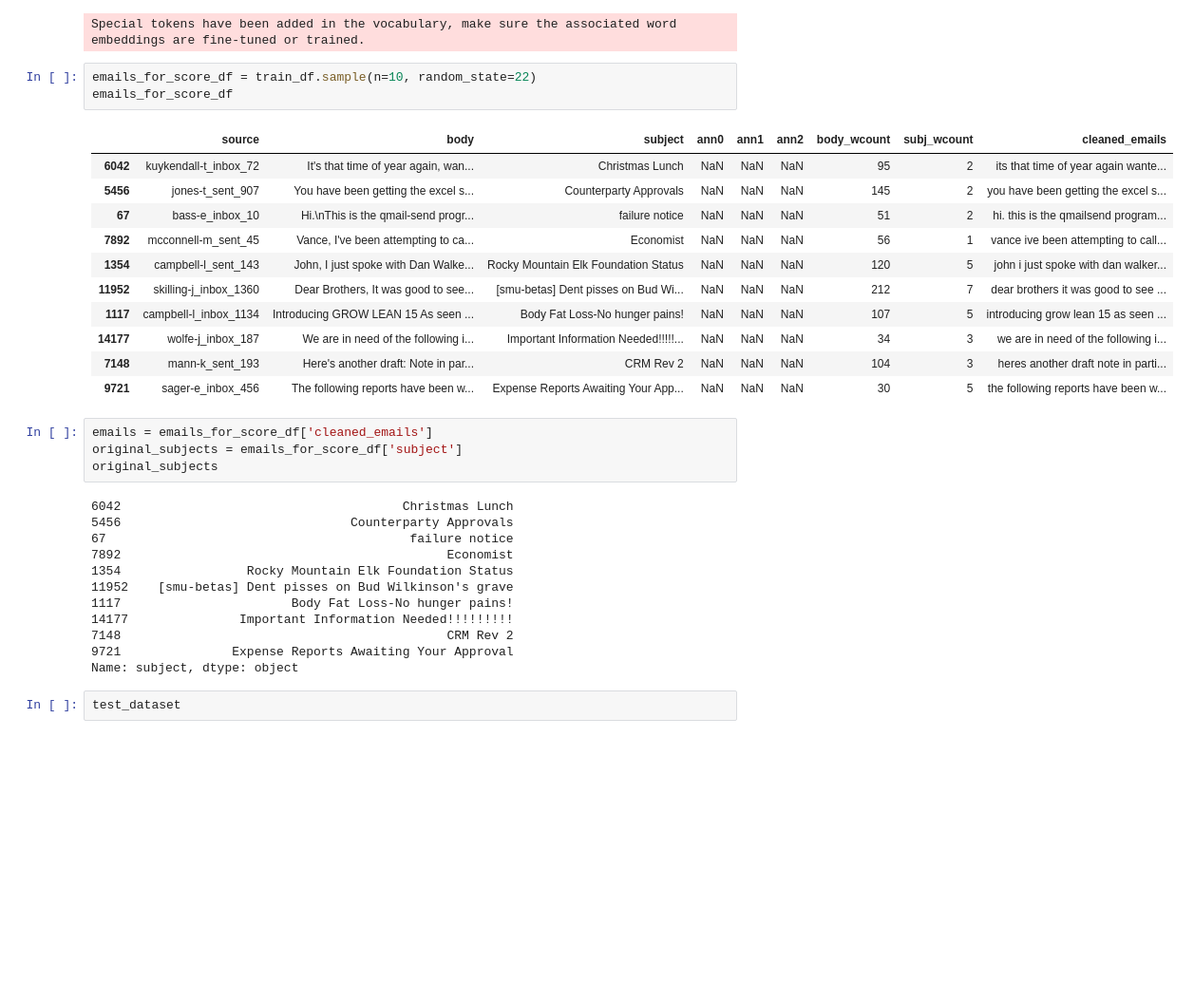
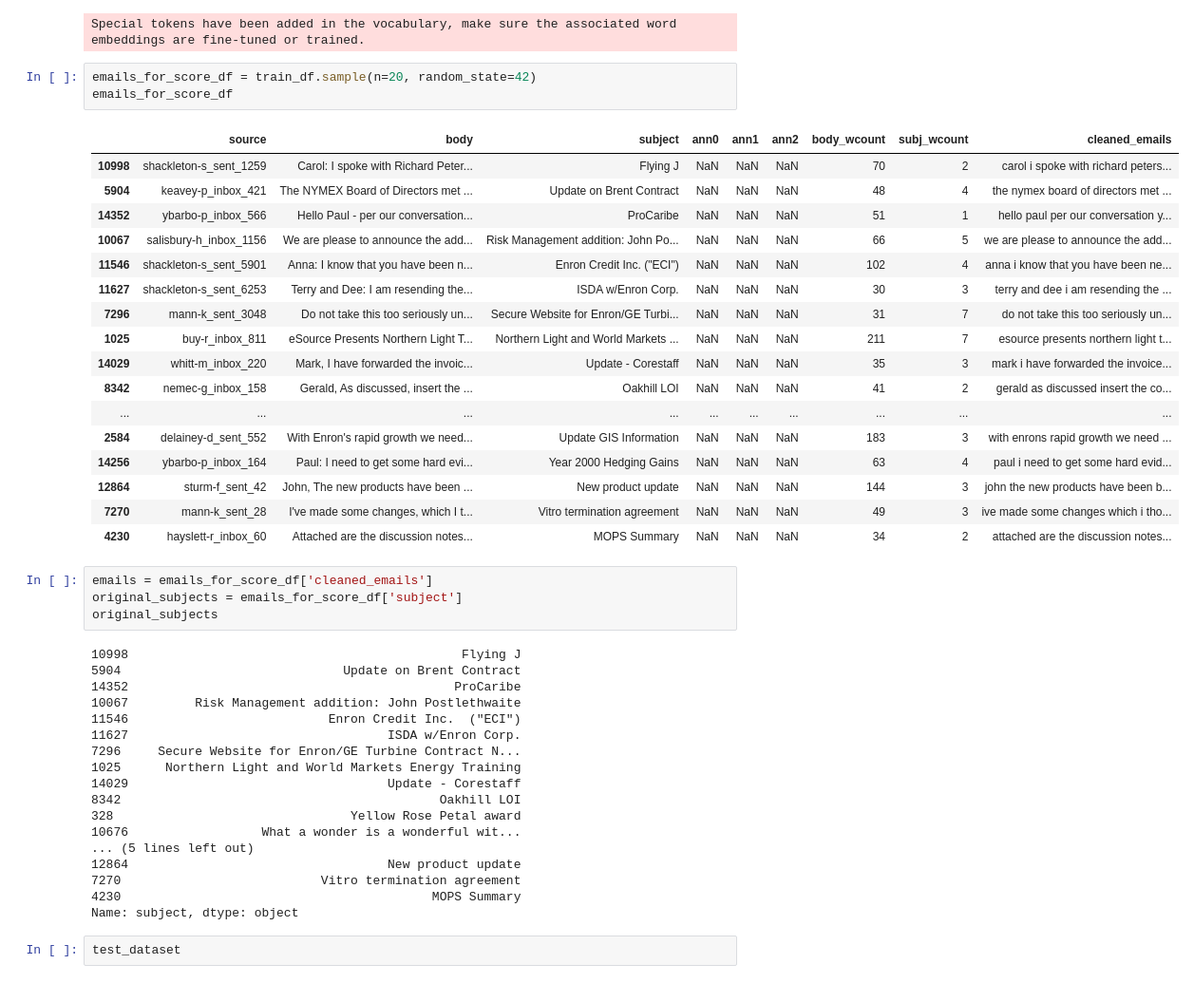
Before and after one commit to nutworker/qM-AI-L, a Jupyter notebook: email-subject/model-tuning/AESLC_tuning_v5.ipynb, the cells around one changed output. Shown: that part at 95% size. Cells and saved outputs as stored; diff of their text form; blank space fills up the shorter version.

```diff
--- a/email-subject/model-tuning/AESLC_tuning_v5.ipynb
+++ b/email-subject/model-tuning/AESLC_tuning_v5.ipynb
@@ -400,35 +400,47 @@ finetuned_model = T5ForConditionalGeneration.from_pretrained(model_path)
 # %% [output]
 Special tokens have been added in the vocabulary, make sure the associated word embeddings are fine-tuned or trained.
 # %%
-emails_for_score_df = train_df.sample(n=10, random_state=22)
+emails_for_score_df = train_df.sample(n=20, random_state=42)
 emails_for_score_df
 # %% [output]
 |  | source | body | subject | ann0 | ann1 | ann2 | body_wcount | subj_wcount | cleaned_emails |
-| 6042 | kuykendall-t_inbox_72 | It's that time of year again, wan... | Christmas Lunch | NaN | NaN | NaN | 95 | 2 | its that time of year again wante... |
-| 5456 | jones-t_sent_907 | You have been getting the excel s... | Counterparty Approvals | NaN | NaN | NaN | 145 | 2 | you have been getting the excel s... |
-| 67 | bass-e_inbox_10 | Hi.\nThis is the qmail-send progr... | failure notice | NaN | NaN | NaN | 51 | 2 | hi. this is the qmailsend program... |
-| 7892 | mcconnell-m_sent_45 | Vance, I've been attempting to ca... | Economist | NaN | NaN | NaN | 56 | 1 | vance ive been attempting to call... |
-| 1354 | campbell-l_sent_143 | John, I just spoke with Dan Walke... | Rocky Mountain Elk Foundation Status | NaN | NaN | NaN | 120 | 5 | john i just spoke with dan walker... |
-| 11952 | skilling-j_inbox_1360 | Dear Brothers, It was good to see... | [smu-betas] Dent pisses on Bud Wi... | NaN | NaN | NaN | 212 | 7 | dear brothers it was good to see ... |
-| 1117 | campbell-l_inbox_1134 | Introducing GROW LEAN 15 As seen ... | Body Fat Loss-No hunger pains! | NaN | NaN | NaN | 107 | 5 | introducing grow lean 15 as seen ... |
-| 14177 | wolfe-j_inbox_187 | We are in need of the following i... | Important Information Needed!!!!!... | NaN | NaN | NaN | 34 | 3 | we are in need of the following i... |
-| 7148 | mann-k_sent_193 | Here's another draft: Note in par... | CRM Rev 2 | NaN | NaN | NaN | 104 | 3 | heres another draft note in parti... |
-| 9721 | sager-e_inbox_456 | The following reports have been w... | Expense Reports Awaiting Your App... | NaN | NaN | NaN | 30 | 5 | the following reports have been w... |
+| 10998 | shackleton-s_sent_1259 | Carol: I spoke with Richard Peter... | Flying J | NaN | NaN | NaN | 70 | 2 | carol i spoke with richard peters... |
+| 5904 | keavey-p_inbox_421 | The NYMEX Board of Directors met ... | Update on Brent Contract | NaN | NaN | NaN | 48 | 4 | the nymex board of directors met ... |
+| 14352 | ybarbo-p_inbox_566 | Hello Paul - per our conversation... | ProCaribe | NaN | NaN | NaN | 51 | 1 | hello paul per our conversation y... |
+| 10067 | salisbury-h_inbox_1156 | We are please to announce the add... | Risk Management addition: John Po... | NaN | NaN | NaN | 66 | 5 | we are please to announce the add... |
+| 11546 | shackleton-s_sent_5901 | Anna: I know that you have been n... | Enron Credit Inc. ("ECI") | NaN | NaN | NaN | 102 | 4 | anna i know that you have been ne... |
+| 11627 | shackleton-s_sent_6253 | Terry and Dee: I am resending the... | ISDA w/Enron Corp. | NaN | NaN | NaN | 30 | 3 | terry and dee i am resending the ... |
+| 7296 | mann-k_sent_3048 | Do not take this too seriously un... | Secure Website for Enron/GE Turbi... | NaN | NaN | NaN | 31 | 7 | do not take this too seriously un... |
+| 1025 | buy-r_inbox_811 | eSource Presents Northern Light T... | Northern Light and World Markets ... | NaN | NaN | NaN | 211 | 7 | esource presents northern light t... |
+| 14029 | whitt-m_inbox_220 | Mark, I have forwarded the invoic... | Update - Corestaff | NaN | NaN | NaN | 35 | 3 | mark i have forwarded the invoice... |
+| 8342 | nemec-g_inbox_158 | Gerald, As discussed, insert the ... | Oakhill LOI | NaN | NaN | NaN | 41 | 2 | gerald as discussed insert the co... |
+| ... | ... | ... | ... | ... | ... | ... | ... | ... | ... |
+| 2584 | delainey-d_sent_552 | With Enron's rapid growth we need... | Update GIS Information | NaN | NaN | NaN | 183 | 3 | with enrons rapid growth we need ... |
+| 14256 | ybarbo-p_inbox_164 | Paul: I need to get some hard evi... | Year 2000 Hedging Gains | NaN | NaN | NaN | 63 | 4 | paul i need to get some hard evid... |
+| 12864 | sturm-f_sent_42 | John, The new products have been ... | New product update | NaN | NaN | NaN | 144 | 3 | john the new products have been b... |
+| 7270 | mann-k_sent_28 | I've made some changes, which I t... | Vitro termination agreement | NaN | NaN | NaN | 49 | 3 | ive made some changes which i tho... |
+| 4230 | hayslett-r_inbox_60 | Attached are the discussion notes... | MOPS Summary | NaN | NaN | NaN | 34 | 2 | attached are the discussion notes... |
 # %%
 emails = emails_for_score_df['cleaned_emails']
 original_subjects = emails_for_score_df['subject']
 original_subjects
 # %% [output]
-6042                                      Christmas Lunch
-5456                               Counterparty Approvals
-67                                         failure notice
-7892                                            Economist
-1354                 Rocky Mountain Elk Foundation Status
-11952    [smu-betas] Dent pisses on Bud Wilkinson's grave
-1117                       Body Fat Loss-No hunger pains!
-14177               Important Information Needed!!!!!!!!!
-7148                                            CRM Rev 2
-9721               Expense Reports Awaiting Your Approval
+10998                                             Flying J
+5904                              Update on Brent Contract
+14352                                            ProCaribe
+10067         Risk Management addition: John Postlethwaite
+11546                           Enron Credit Inc.  ("ECI")
+11627                                   ISDA w/Enron Corp.
+7296     Secure Website for Enron/GE Turbine Contract N...
+1025      Northern Light and World Markets Energy Training
+14029                                   Update - Corestaff
+8342                                           Oakhill LOI
+328                                Yellow Rose Petal award
+10676                  What a wonder is a wonderful wit...
+... (5 lines left out)
+12864                                   New product update
+7270                           Vitro termination agreement
+4230                                          MOPS Summary
 Name: subject, dtype: object
 # %%
 test_dataset
```
Also changed, not shown: parts of 6 cells of this notebook.
